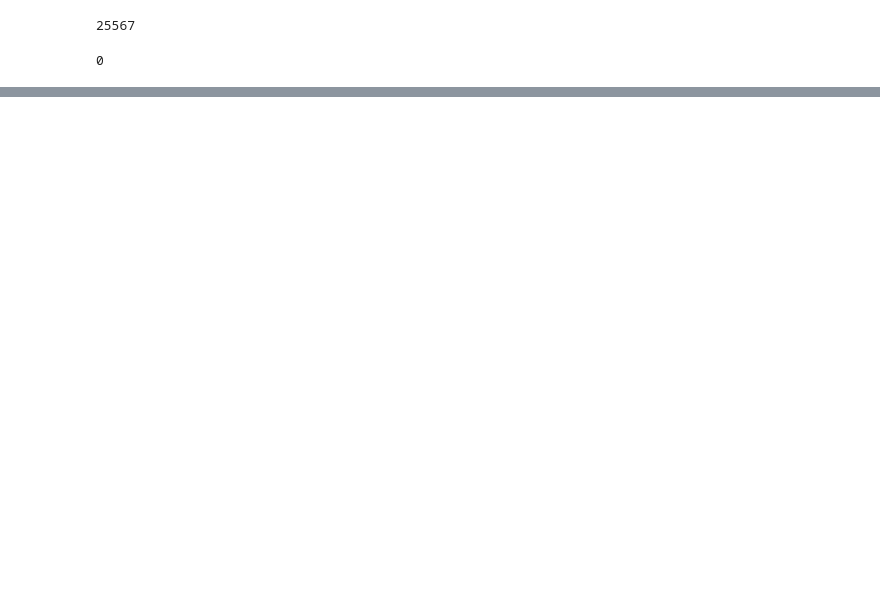
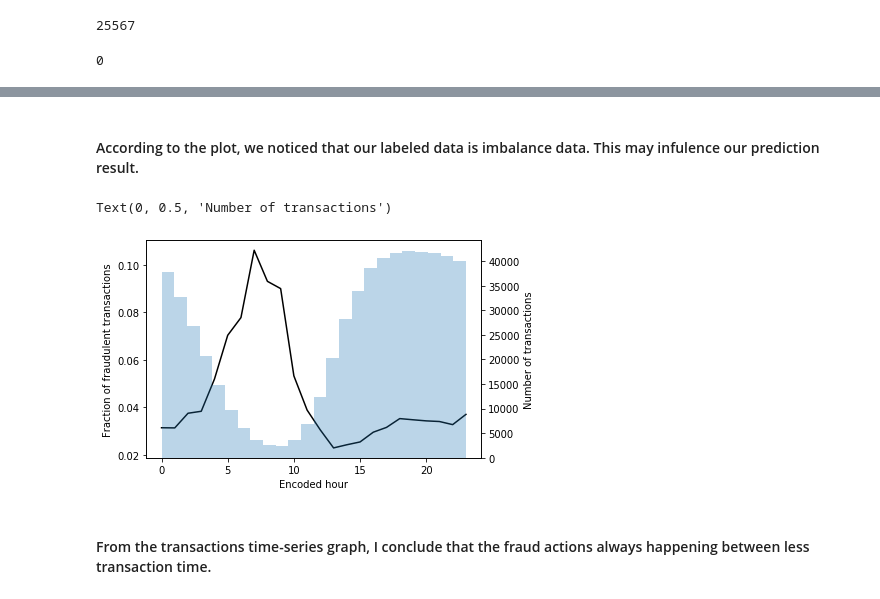
Before and after one commit to jacquelineguo/Capstone_1, a Jupyter notebook: Capstone_1_Draft.ipynb, the cells around one changed output, grey strips where cells are left out. Drawn from its saved outputs; the diff is of its cells as text; code cells hidden in the pictures; blank space fills up the shorter version.

```diff
--- a/Capstone_1_Draft.ipynb
+++ b/Capstone_1_Draft.ipynb
@@ -145,0 +227,31 @@ sns.boxplot(x=test_identity['id_01'])
+# %% [markdown]
+#### According to the plot, we noticed that our labeled data is imbalance data. This may infulence our prediction result.
+# %%
+train = train_transaction.merge(train_identity, how='left', left_index=True, right_index=True)
+test = test_transaction.merge(test_identity, how='left', left_index=True, right_index=True)
+# %%
+def make_day_feature(df, offset=0, tname='TransactionDT'):
+
+    days = df[tname] / (3600*24)
+    encoded_days = np.floor(days-1+offset) % 7
+    return encoded_days
+
+def make_hour_feature(df, tname='TransactionDT'):
+    hours = df[tname] / (3600)
+    encoded_hours = np.floor(hours) % 24
+    return encoded_hours
+# %%
+train['hours'] = make_hour_feature(train)
+plt.plot(train.groupby('hours').mean()['isFraud'], color='k')
+ax = plt.gca()
+ax2 = ax.twinx()
+_ = ax2.hist(train['hours'], alpha=0.3, bins=24)
+ax.set_xlabel('Encoded hour')
+ax.set_ylabel('Fraction of fraudulent transactions')
+
+ax2.set_ylabel('Number of transactions')
+# %% [output]
+Text(0, 0.5, 'Number of transactions')
+[figure, added]
+# %% [markdown]
+#### From the transactions time-series graph, I conclude that the fraud actions always happening between less transaction time.
```
Also changed, not shown: parts of 11 cells of this notebook.
